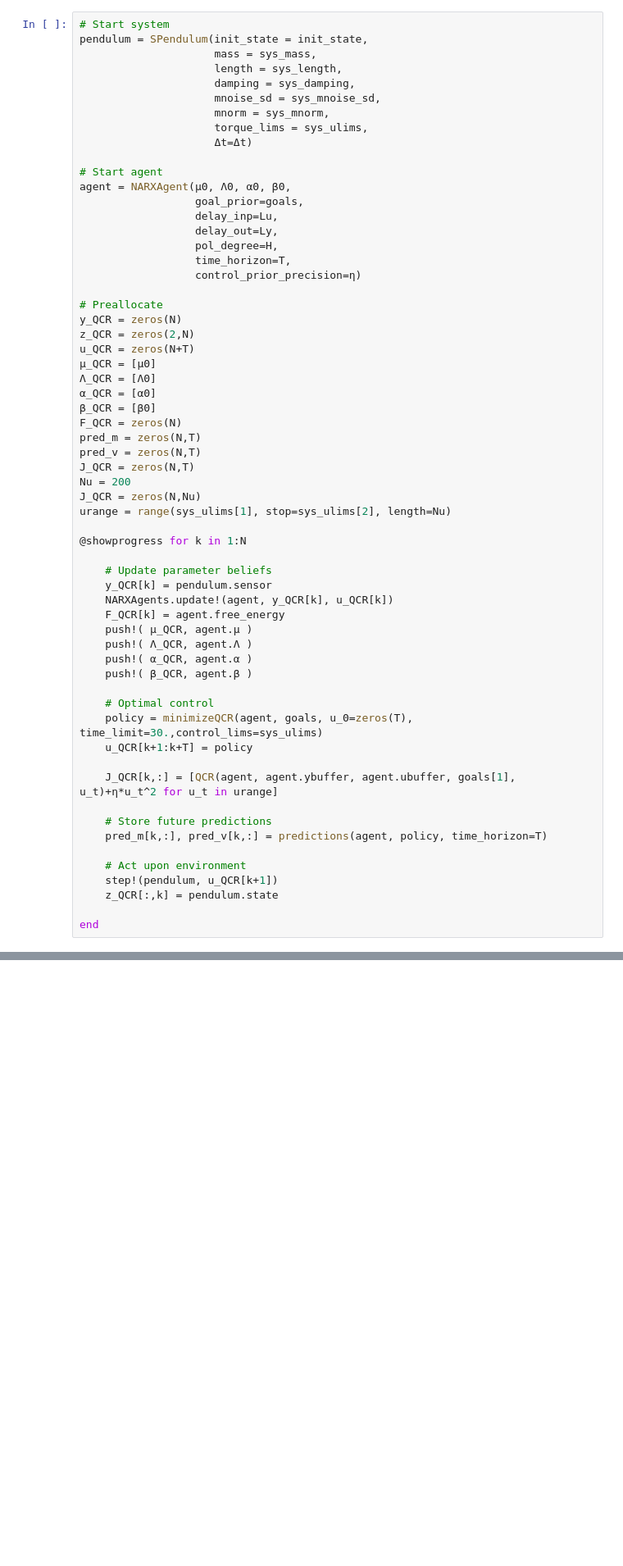
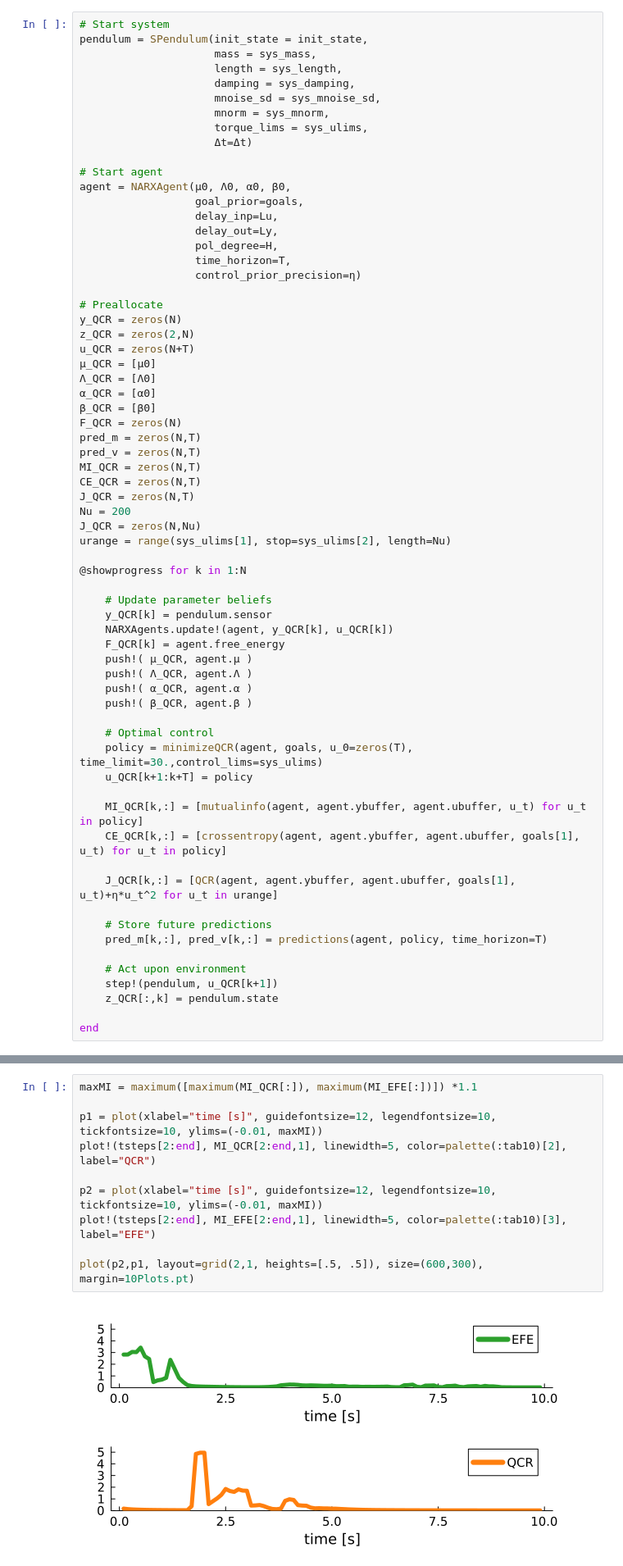
Before and after one commit to biaslab/LCSS2024-NARXEFE, a Jupyter notebook: pendulumswing/NARX-EFE spendulum.ipynb, the cells around one changed output, grey strips where cells are left out. Shown at 82% size. Drawn from its saved outputs; the diff is of its cells as text; blank space fills up the shorter version.

```diff
--- a/pendulumswing/NARX-EFE spendulum.ipynb
+++ b/pendulumswing/NARX-EFE spendulum.ipynb
@@ -289,6 +291,8 @@ u_QCR = zeros(N+T)
 F_QCR = zeros(N)
 pred_m = zeros(N,T)
 pred_v = zeros(N,T)
+MI_QCR = zeros(N,T)
+CE_QCR = zeros(N,T)
 J_QCR = zeros(N,T)
 Nu = 200
 J_QCR = zeros(N,Nu)
@@ -309,6 +313,9 @@ urange = range(sys_ulims[1], stop=sys_ulims[2], length=Nu)
     policy = minimizeQCR(agent, goals, u_0=zeros(T), time_limit=30.,control_lims=sys_ulims)
     u_QCR[k+1:k+T] = policy
 
+    MI_QCR[k,:] = [mutualinfo(agent, agent.ybuffer, agent.ubuffer, u_t) for u_t in policy]
+    CE_QCR[k,:] = [crossentropy(agent, agent.ybuffer, agent.ubuffer, goals[1], u_t) for u_t in policy]
+
     J_QCR[k,:] = [QCR(agent, agent.ybuffer, agent.ubuffer, goals[1], u_t)+η*u_t^2 for u_t in urange]
 
     # Store future predictions
@@ -384,3 +391,15 @@ plot!(tsteps[2:end], u_EFE[2:end-T], linewidth=3, color=palette(:tab10)[3], labe
 plot(p2,p1, layout=grid(2,1, heights=[.5, .5]), size=(600,300), margin=10Plots.pt)
 # %% [output]
 [figure]
+# %%
+maxMI = maximum([maximum(MI_QCR[:]), maximum(MI_EFE[:])]) *1.1
+
+p1 = plot(xlabel="time [s]", guidefontsize=12, legendfontsize=10, tickfontsize=10, ylims=(-0.01, maxMI))
+plot!(tsteps[2:end], MI_QCR[2:end,1], linewidth=5, color=palette(:tab10)[2], label="QCR")
+
+p2 = plot(xlabel="time [s]", guidefontsize=12, legendfontsize=10, tickfontsize=10, ylims=(-0.01, maxMI))
+plot!(tsteps[2:end], MI_EFE[2:end,1], linewidth=5, color=palette(:tab10)[3], label="EFE")
+
+plot(p2,p1, layout=grid(2,1, heights=[.5, .5]), size=(600,300), margin=10Plots.pt)
+# %% [output]
+[figure, added]
```
Also changed, not shown: parts of 12 cells of this notebook, 16 other files.
